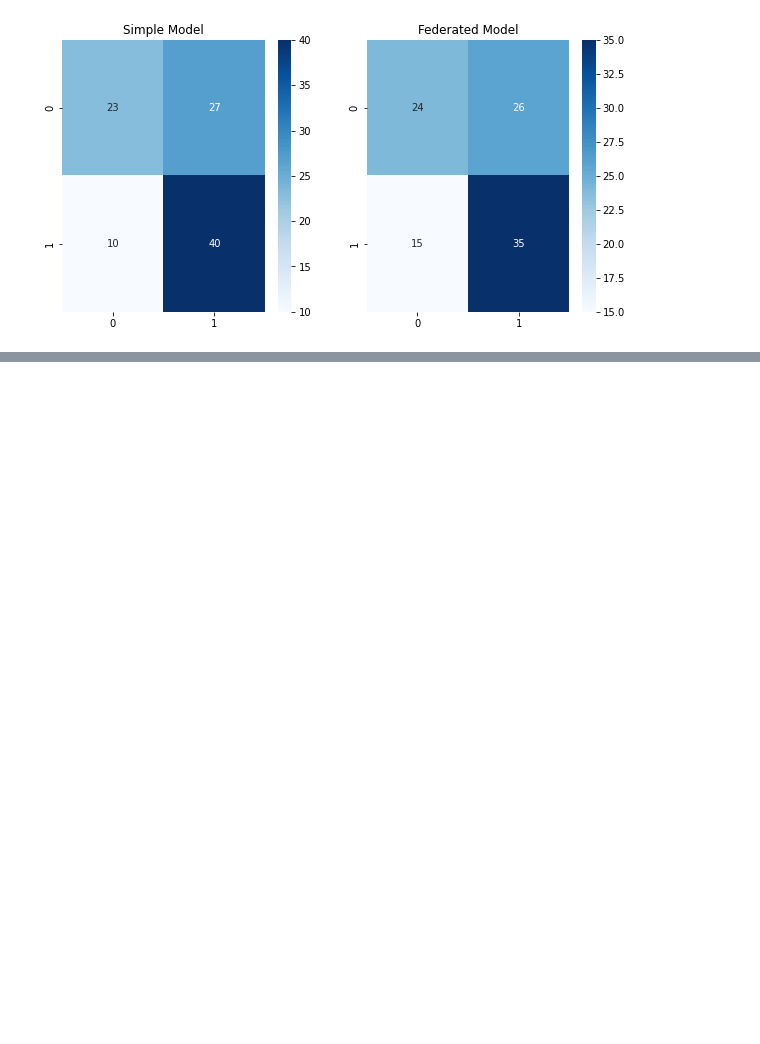
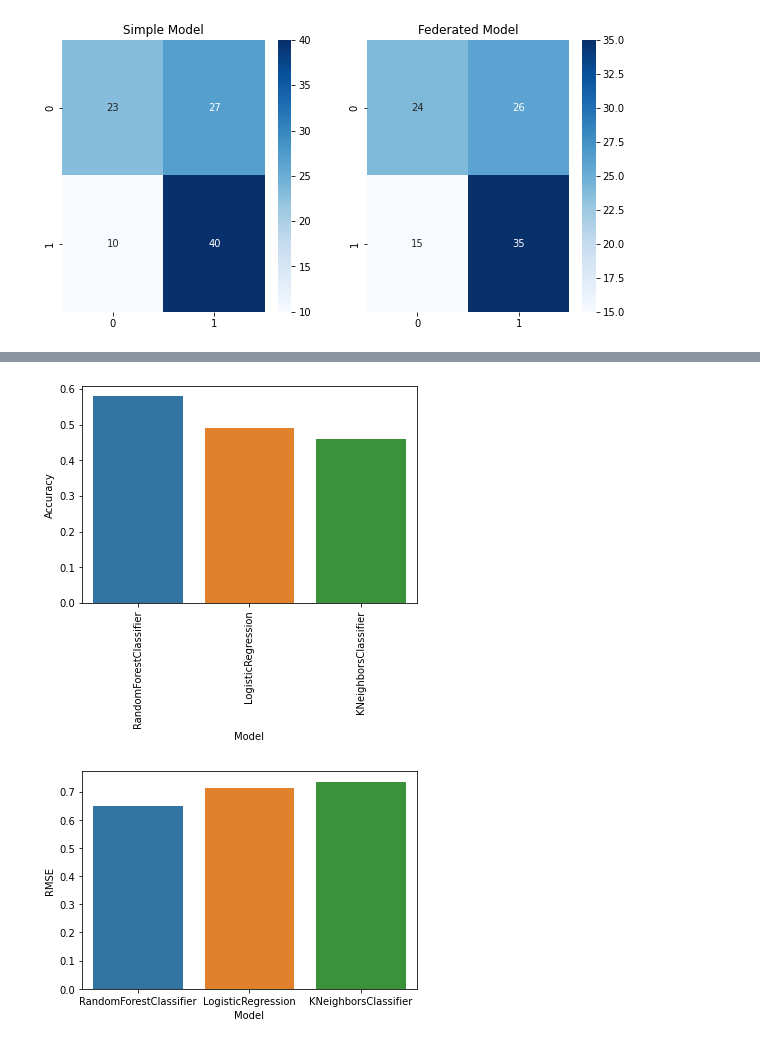
Before and after one commit to kdemertzis/TS_demer, a Jupyter notebook: Fed_v2.ipynb, the cells around one changed output, grey strips where cells are left out. Saved outputs shown, nothing was run; the diff lists cells and outputs as text; code cells hidden in the pictures; blank space fills up the shorter version.

```diff
--- a/Fed_v2.ipynb
+++ b/Fed_v2.ipynb
@@ -336,16 +111,8 @@ from sklearn.metrics import mean_squared_error, accuracy_score, confusion_matrix
 
 def train_federated_model(client_data, client_model_class, test_features, test_labels):
     # Train a model on each client's data
-    client_model = client_model_class().fit(client_data[0], client_data[1])
+    client_model = client_model_class().fit(client_data[0][0], client_data[0][1])
 
-    # Serialize the model using Pickle
-    model_file = f'{client_model_class.__name__}_model.pkl'
-    with open(model_file, 'wb') as f:
-        pickle.dump(client_model, f)
-
-    # Load the model from disk
-    with open(model_file, 'rb') as f:
-        client_model = pickle.load(f)
 
     # Predict the test data using the model
     client_model_predictions = client_model.predict(test_features)
@@ -361,73 +128,69 @@ def train_federated_model(client_data, client_model_class, test_features, test_l
 def plot_results(model_results):
     # Plot the accuracy of each model
     fig, ax = plt.subplots()
-    index = [model[0].__name__ for model in model_results]
-    accuracies = [model[1] for model in model_results]
-    bar_plot = sns.barplot(x=index, y=accuracies)
-    bar_plot.set_ylabel('Accuracy')
-    bar_plot.set_xlabel('Model')
-    bar_plot.set_ylim(0, 1)
+    model_names = [model[0].__class__.__name__ for model in model_results]
+    accuracy_values = [model[1] for model in model_results]
+    sns.barplot(x=model_names, y=accuracy_values)
+    ax.set_xlabel("Model")
+    ax.set_ylabel("Accuracy")
+    plt.xticks(rotation=90)
+    plt.show()
+
+
 
     # Plot the RMSE of each model
     fig, ax = plt.subplots()
-    index = [model[0].__name__ for model in model_results]
+    index = [model[0].__class__.__name__ for model in model_results]
+    #model_names = [model[0].__class__.__name__ for model in model_results]
     rmses = [model[2] for model in model_results]
     bar_plot = sns.barplot(x=index, y=rmses)
     bar_plot.set_ylabel('RMSE')
     bar_plot.set_xlabel('Model')
 
 # Generate some random training data for each client
 np.random.seed(0)
 
 client_1_data = make_classification(n_samples=100, n_features=50, random_state=0)
 client_2_data = make_classification(n_samples=100, n_features=50, random_state=1)
 client_3_data = make_classification(n_samples=100, n_features=50, random_state=2)
 
-Train a Random Forest Classifier model on each client's data
+# Train a Random Forest Classifier model on each client's data
 client_1_model = RandomForestClassifier().fit(client_1_data[0], client_1_data[1])
 client_2_model = LogisticRegression().fit(client_2_data[0], client_2_data[1])
 client_3_model = KNeighborsClassifier().fit(client_3_data[0], client_3_data[1])
 
 # Define a function for updating the models with new data
 def update_models(client_models, client_data):
-updated_models = []
-for client_model, data in zip(client_models, client_data):
+  updated_models = []
+  for client_model, data in zip(client_models, client_data):
+
 # Train the model on the new data
-updated_model = client_model.fit(data[0], data[1])
-updated_models.append(updated_model)
-return updated_models
+    updated_model = client_model.fit(data[0], data[1])
+    updated_models.append(updated_model)
+  return updated_models
 
 # Train the models on new data
 client_1_data = make_classification(n_samples=200, n_features=50, random_state=3)
 client_2_data = make_classification(n_samples=200, n_features=50, random_state=4)
 client_3_data = make_classification(n_samples=200, n_features=50, random_state=5)
 
 client_models = [client_1_model, client_2_model, client_3_model]
 client_data = [client_1_data, client_2_data, client_3_data]
 
 updated_models = update_models(client_models, client_data)
 
-client_1_model, client_2_model, client_3_model = updated_models
+# Generate some test data for evaluating the models
+test_features, test_labels = make_classification(n_samples=100, n_features=50, random_state=6)
 
-# Serialize the models using Pickle
-with open('client_1_model.pkl', 'wb') as f:
-pickle.dump(client_1_model, f)
+# Train a federated model on each client's data
+model_results = []
+for model_class in [RandomForestClassifier, LogisticRegression, KNeighborsClassifier]:
+  client_data = [client_1_data, client_2_data, client_3_data]
+  result = train_federated_model(client_data, model_class, test_features, test_labels)
+  model_results.append(result)
 
-with open('client_2_model.pkl', 'wb') as f:
-pickle.dump(client_2_model, f)
-
-with open('client_3_model.pkl', 'wb') as f:
-pickle.dump(client_3_model, f)
-
-# Load the models from disk
-with open('client_1_model.pkl', 'rb') as f:
-client_1_model = pickle.load(f)
-
-with open('client_2_model.pkl', 'rb') as f:
-client_2_model = pickle.load(f)
-
-with open('client_3_model.pkl', 'rb') as f:
-client_3_model = pickle.load(f)
-
-# Combine the models by taking the average of their predictions
-def combine_models(client_models,
+# Plot the results
+plot_results(model_results)
+# %% [output]
+[figure, added]
+[figure, added]
```
Also changed, not shown: parts of 2 cells of this notebook.
